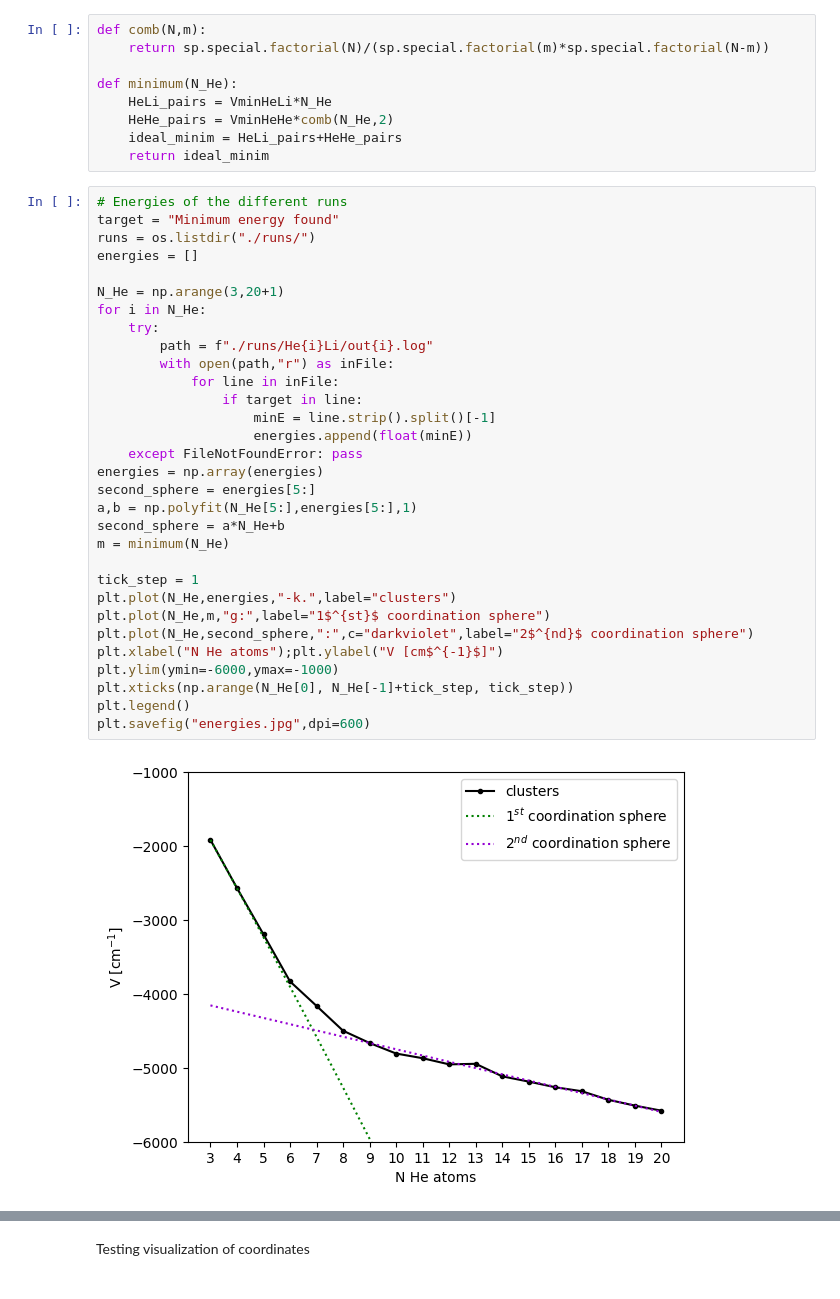
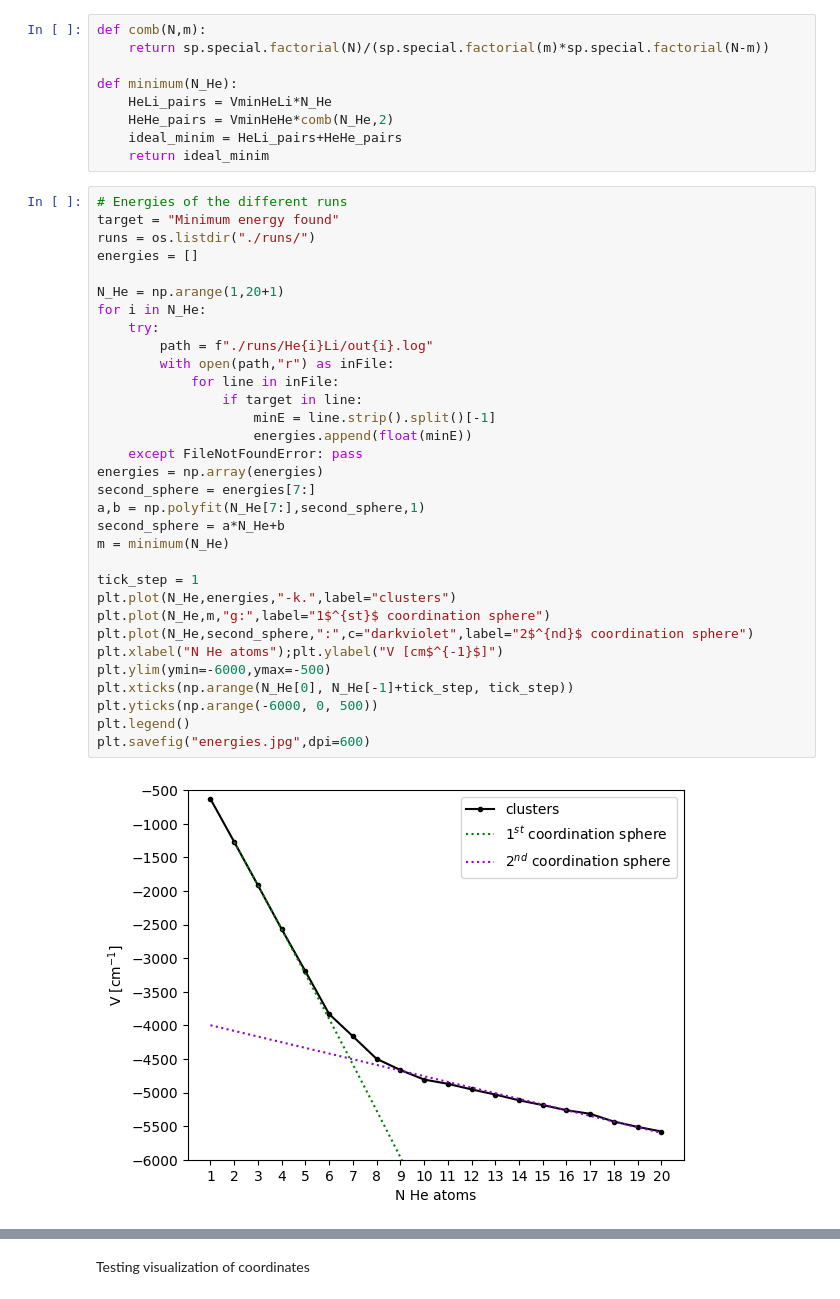
Before and after one commit to diegonti/ICC, a Jupyter notebook: Final Project/testingMC.ipynb, the cells around one changed output, grey strips where cells are left out. Cells and saved outputs as stored; diff of their text form.

```diff
--- a/Final Project/testingMC.ipynb
+++ b/Final Project/testingMC.ipynb
@@ -140,33 +140,34 @@ def minimum(N_He):
 # %%
 # Energies of the different runs
 target = "Minimum energy found"
 runs = os.listdir("./runs/")
 energies = []
 
-N_He = np.arange(3,20+1)
+N_He = np.arange(1,20+1)
 for i in N_He:
     try:
         path = f"./runs/He{i}Li/out{i}.log"
         with open(path,"r") as inFile:
             for line in inFile:
                 if target in line:
                     minE = line.strip().split()[-1]
                     energies.append(float(minE))
     except FileNotFoundError: pass
 energies = np.array(energies)
-second_sphere = energies[5:]
-a,b = np.polyfit(N_He[5:],energies[5:],1)
+second_sphere = energies[7:]
+a,b = np.polyfit(N_He[7:],second_sphere,1)
 second_sphere = a*N_He+b
 m = minimum(N_He)
 
 tick_step = 1
 plt.plot(N_He,energies,"-k.",label="clusters")
 plt.plot(N_He,m,"g:",label="1$^{st}$ coordination sphere")
 plt.plot(N_He,second_sphere,":",c="darkviolet",label="2$^{nd}$ coordination sphere")
 plt.xlabel("N He atoms");plt.ylabel("V [cm$^{-1}$]")
-plt.ylim(ymin=-6000,ymax=-1000)
+plt.ylim(ymin=-6000,ymax=-500)
 plt.xticks(np.arange(N_He[0], N_He[-1]+tick_step, tick_step))
+plt.yticks(np.arange(-6000, 0, 500))
 plt.legend()
 plt.savefig("energies.jpg",dpi=600)
 # %% [output]
-[figure, old version]
+[figure, new version]
```
Also changed, not shown: parts of 1 cell of this notebook, 1 other file.
